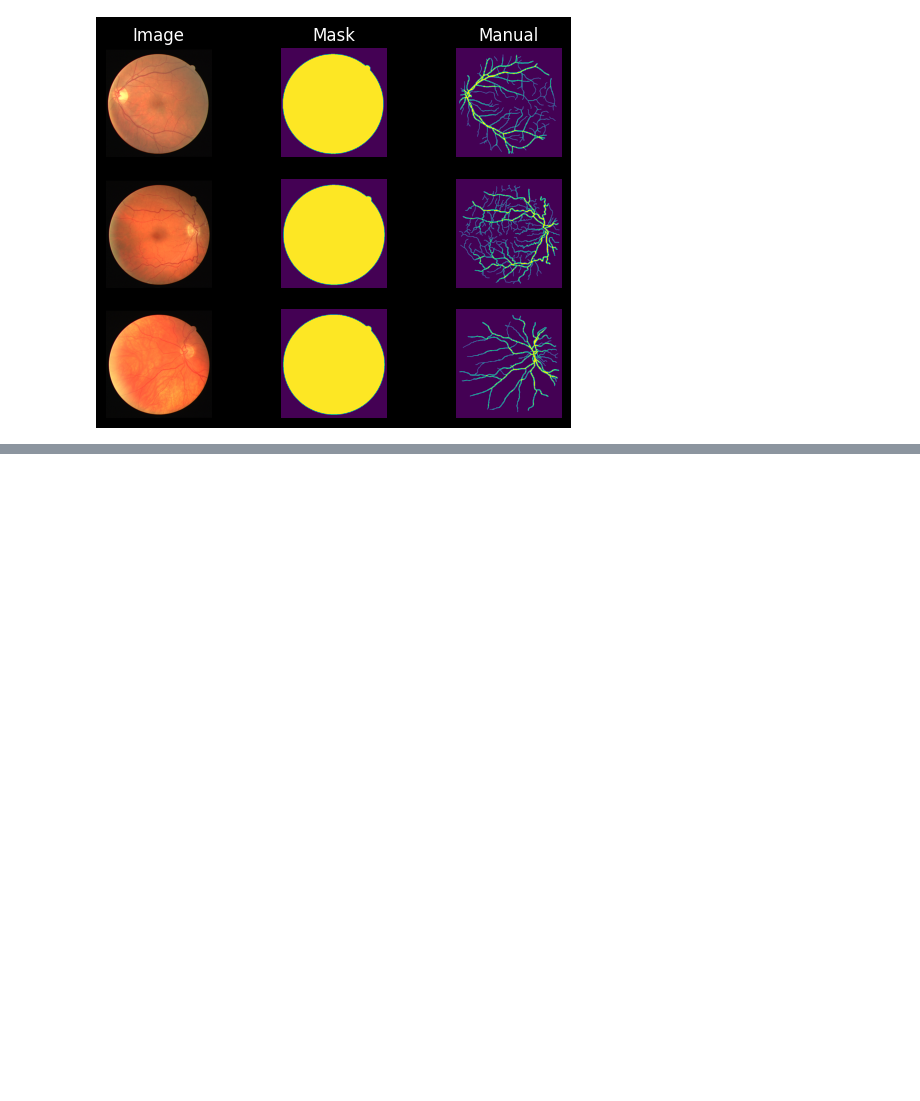
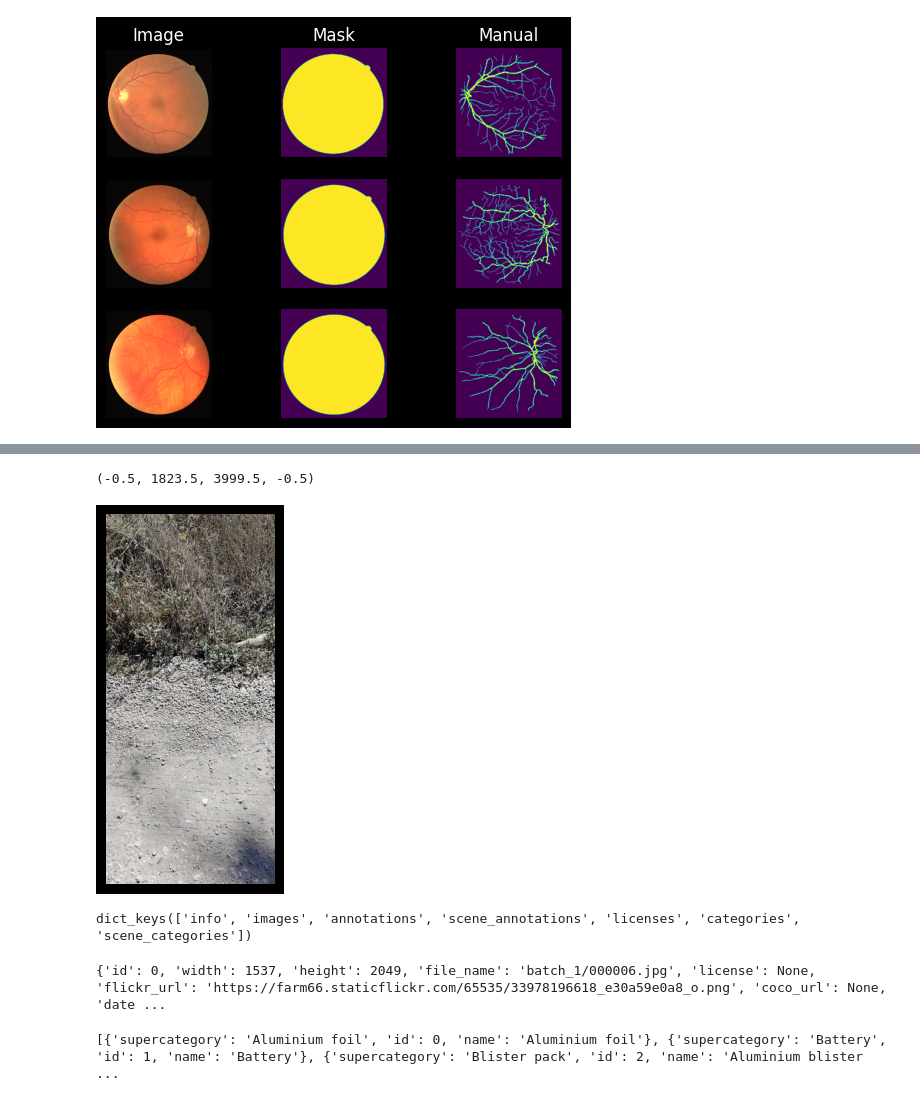
Before and after one commit to mustass/computer_vision, a Jupyter notebook: notebooks/markus/data_visulisation.ipynb, the cells around one changed output, grey strips where cells are left out. Cells and saved outputs as stored; diff of their text form; code cells hidden in the pictures; blank space fills up the shorter version.

Commit message:
data load

```diff
--- a/notebooks/markus/data_visulisation.ipynb
+++ b/notebooks/markus/data_visulisation.ipynb
@@ -75,0 +154,8 @@ for name in list_of_stem:
+# %%
+batch_10_path = '/dtu/datasets1/02514/data_wastedetection/batch_10'
+fig = plt.imread(batch_10_path+'/000000.jpg')
+plt.imshow(fig)
+plt.axis('off')
+# %% [output]
+(-0.5, 1823.5, 3999.5, -0.5)
+[figure, added]
@@ -75,0 +166,12 @@ for name in list_of_stem:
+# %%
+print(anno.keys())
+# %% [output]
+dict_keys(['info', 'images', 'annotations', 'scene_annotations', 'licenses', 'categories', 'scene_categories'])
+# %%
+print(anno['images'][0])
+# %% [output]
+{'id': 0, 'width': 1537, 'height': 2049, 'file_name': 'batch_1/000006.jpg', 'license': None, 'flickr_url': 'https://farm66.staticflickr.com/65535/33978196618_e30a59e0a8_o.png', 'coco_url': None, 'date ...
+# %%
+print(anno['categories'])
+# %% [output]
+[{'supercategory': 'Aluminium foil', 'id': 0, 'name': 'Aluminium foil'}, {'supercategory': 'Battery', 'id': 1, 'name': 'Battery'}, {'supercategory': 'Blister pack', 'id': 2, 'name': 'Aluminium blister ...
```
Also changed, not shown: parts of 9 cells of this notebook.
